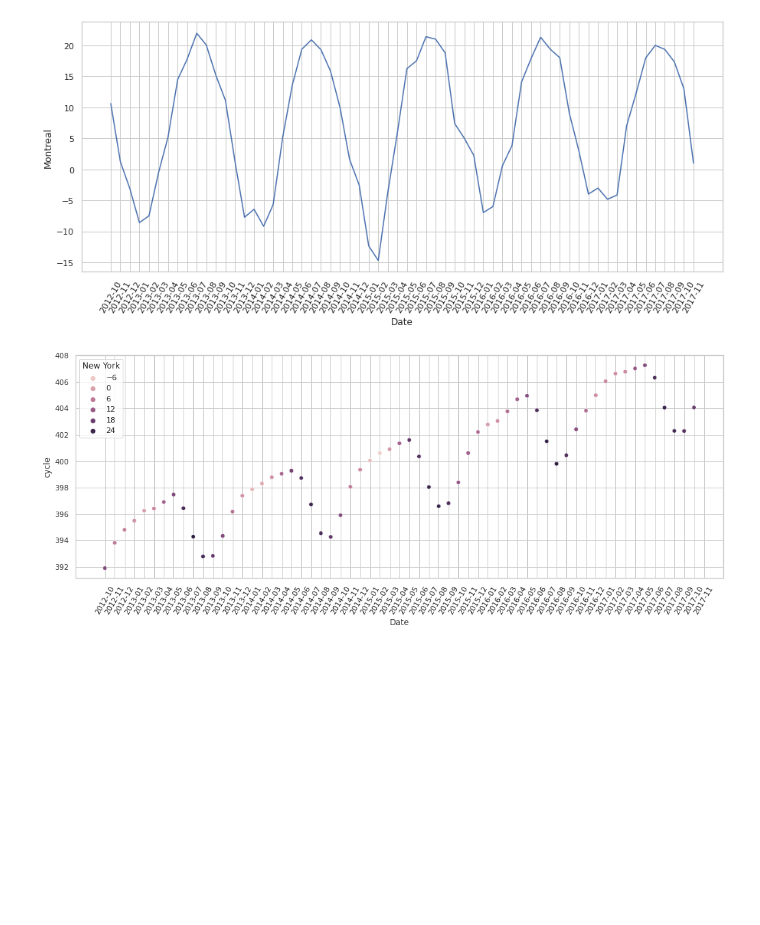
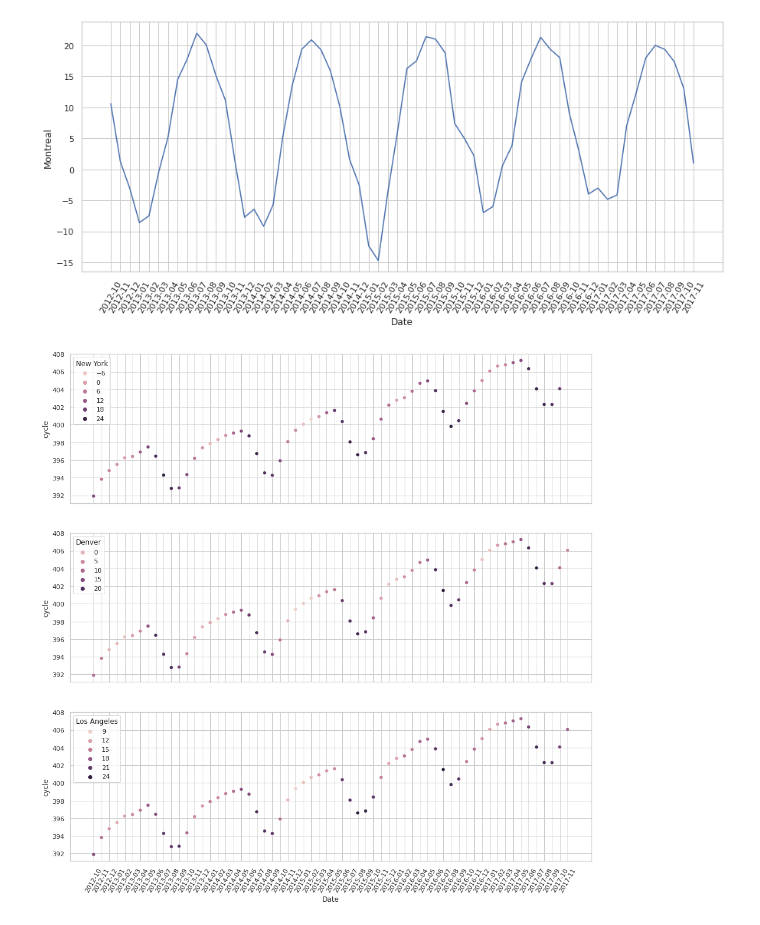
Before and after one commit to JulianTrufero/CO2-and-Temperatures-Seasonality, a Jupyter notebook: P (copy).ipynb, the cells around one changed output. Cells and saved outputs as stored; diff of their text form; code cells hidden in the pictures; blank space fills up the shorter version.

```diff
--- a/P (copy).ipynb
+++ b/P (copy).ipynb
@@ -206,9 +211,11 @@ f = sns.lineplot(data=tyc, x="Date", y="Montreal")
 f.set_xticklabels(labels=tyc["Date"], rotation=60);
 # %% [output]
 [figure]
-# %%
-g = sns.scatterplot(x="Date", y="cycle", hue="New York", data=tyc)
-g.set_xticklabels(labels=tyc["Date"], rotation=60);
-# %% [output]
-[figure, removed]
+# %%
+fig, axs = plt.subplots(nrows=3, ncols=1, sharex=True, figsize=(16, 16))
+sns.scatterplot(x="Date", y="cycle", hue="New York", data=tyc, ax=axs[0])
+sns.scatterplot(x="Date", y="cycle", hue="Denver", data=tyc, ax=axs[1])
+sns.scatterplot(x="Date", y="cycle", hue="Los Angeles", data=tyc, ax=axs[2]).set_xticklabels(labels=tyc["Date"], rotation=60);
+# %% [output]
+[figure, added]
 # %%
```
Also changed, not shown: parts of 16 cells of this notebook.
